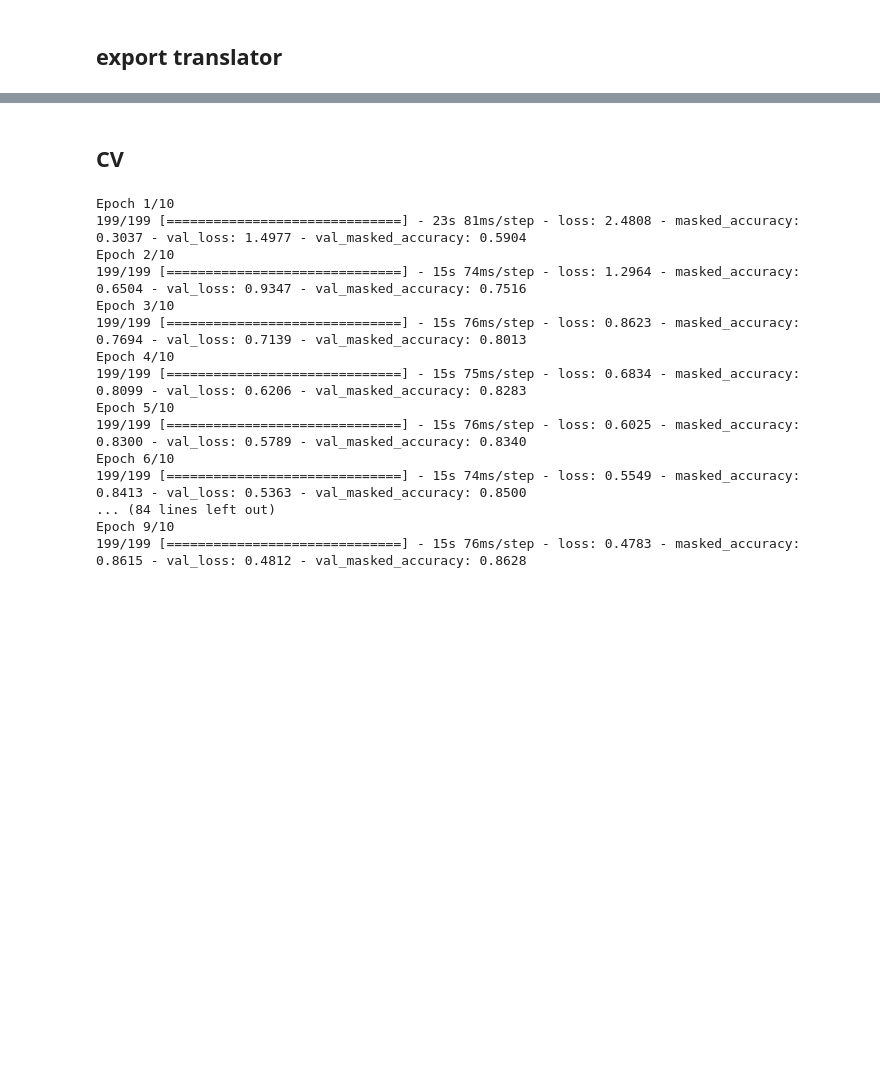
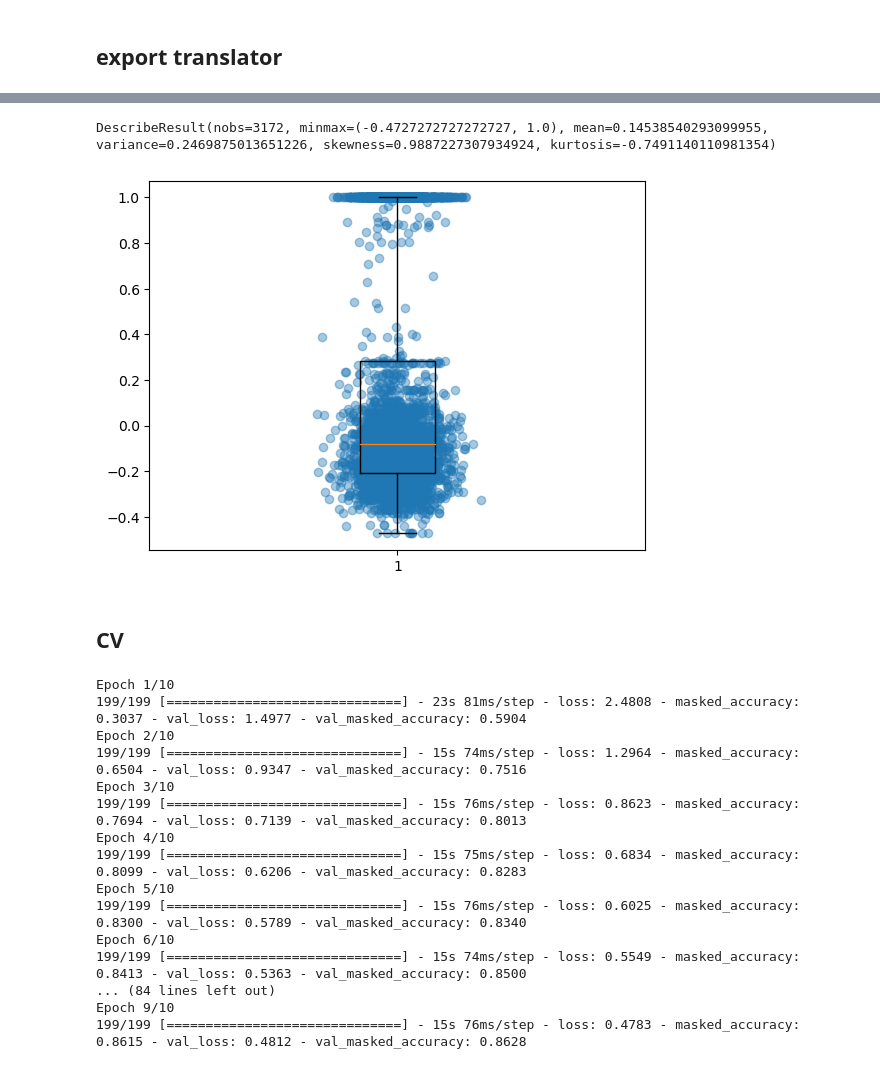
Before and after one commit to thisishcb/CDR2EPI, a Jupyter notebook: main.ipynb, the cells around one changed output, grey strips where cells are left out. Drawn from its saved outputs; the diff is of its cells as text; code cells hidden in the pictures; blank space fills up the shorter version.

```diff
--- a/main.ipynb
+++ b/main.ipynb
@@ -462,3 +477,25 @@ INFO:tensorflow:Assets written to: models/translator\assets
+# %%
+scores = []
+# dbfile = dbfile.reset_index()
+for idx in test.index:
+    sentence = (test["cdr3.alpha"][idx],test["cdr3.beta"][idx])
+    ground_truth = test["antigen.epitope"][idx]
+
+    translated_text, _ = translator(sentence,max_length=14)
+    scores.append(similarity_point_calculator(translated_text[0],ground_truth))
+# %%
+from scipy import stats
+stats.describe(scores)
+# %% [output]
+DescribeResult(nobs=3172, minmax=(-0.4727272727272727, 1.0), mean=0.14538540293099955, variance=0.2469875013651226, skewness=0.9887227307934924, kurtosis=-0.7491140110981354)
+# %%
+import seaborn as sns
+plt.boxplot(scores)
+randx = np.random.normal(1, 0.05, len(scores))
+plt.scatter(randx, scores, alpha=0.4)
+plt.show()
+# %% [output]
+[figure, added]
 # %% [markdown]
 ## CV
 # %%
```
Also changed, not shown: parts of 22 cells of this notebook, 7 other files.
